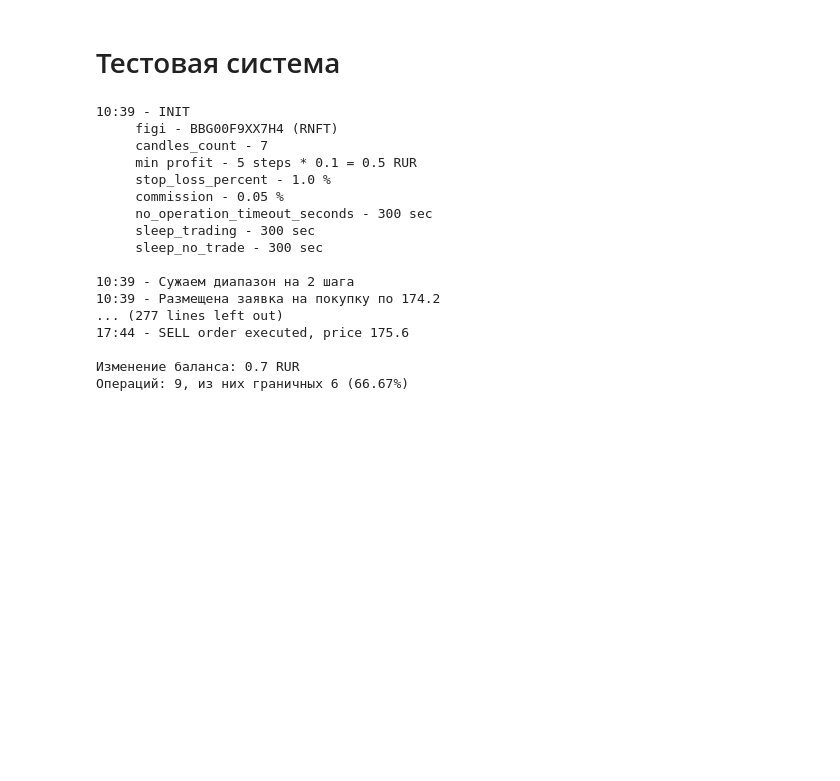
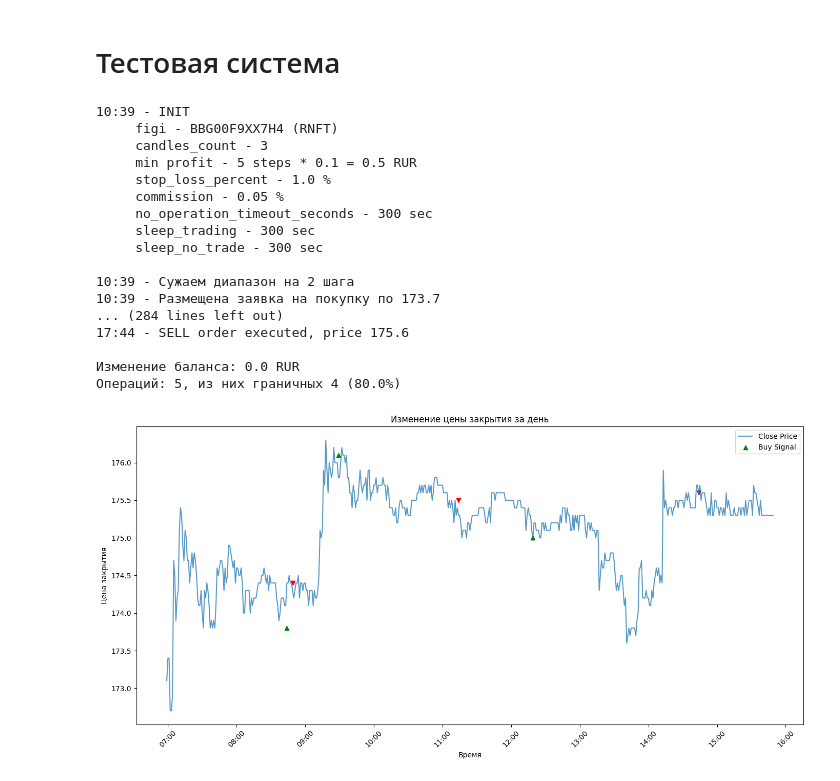
Before and after one commit to sapozhkov/fin, a Jupyter notebook: t_candles.ipynb, the cells around one changed output. Drawn from its saved outputs; the diff is of its cells as text; code cells hidden in the pictures; blank space fills up the shorter version.

```diff
--- a/t_candles.ipynb
+++ b/t_candles.ipynb
@@ -77,7 +77,7 @@ bot = ScalpingBot(
 
     profit_steps=5,
     stop_loss_percent=1.0,
-    candles_count=4,
+    candles_count=3,
 
     time_helper=time_helper,
     logger_helper=logger_helper,
@@ -139,7 +139,7 @@ print(f"Операций: {client_helper.total_completed_orders}, "
 # %% [output]
 10:39 - INIT
      figi - BBG00F9XX7H4 (RNFT)
-     candles_count - 7
+     candles_count - 3
      min profit - 5 steps * 0.1 = 0.5 RUR
      stop_loss_percent - 1.0 %
      commission - 0.05 %
@@ -148,9 +148,52 @@ print(f"Операций: {client_helper.total_completed_orders}, "
      sleep_no_trade - 300 sec
 
 10:39 - Сужаем диапазон на 2 шага
-10:39 - Размещена заявка на покупку по 174.2
-... (277 lines left out)
+10:39 - Размещена заявка на покупку по 173.7
+... (284 lines left out)
 17:44 - SELL order executed, price 175.6
 
-Изменение баланса: 0.7 RUR
-Операций: 9, из них граничных 6 (66.67%)
+Изменение баланса: 0.0 RUR
+Операций: 5, из них граничных 4 (80.0%)
+# %%
+from tinkoff.invest import Quotation
+import pandas as pd
+import matplotlib.pyplot as plt
+import matplotlib.dates as mdates
+from datetime import datetime
+import numpy as np
+
+# Функция для преобразования Quotation в float
+def q2f(quotation: Quotation, digits=2):
+    return round(quotation.units + quotation.nano * 1e-9, digits)
+
+# Подготовка данных для графика
+times = [candle.time for candle in candles_1_min.candles]  # Время каждой свечи
+close_prices = [q2f(candle.close) for candle in candles_1_min.candles]  # Цены закрытия каждой свечи
+
+# Визуализация
+fig, ax = plt.subplots(figsize=(14, 7))
+
+# Построение графика изменения цены закрытия
+plt.plot(times, close_prices, label='Close Price', alpha=0.75)
+
+for i, deal in enumerate(accounting_helper.deals):
+    if deal['type'] == 'buy':
+        plt.scatter(deal['time'], deal['price'], color='green', marker='^', alpha=1, label='Buy Signal' if i == 0 else "")
+    elif deal['type'] == 'sell':
+        plt.scatter(deal['time'], deal['price'], color='red', marker='v', alpha=1, label='Sell Signal' if i == 0 else "")
+
+
+# Форматирование оси времени
+ax.xaxis_date()  # Интерпретировать ось X как даты
+ax.xaxis.set_major_locator(mdates.HourLocator(interval=1))  # Интервал в один час
+ax.xaxis.set_major_formatter(mdates.DateFormatter("%H:%M"))  # Формат времени
+
+plt.xticks(rotation=45)  # Поворот меток времени
+plt.title('Изменение цены закрытия за день')
+plt.xlabel('Время')
+plt.ylabel('Цена закрытия')
+plt.legend()
+plt.tight_layout()  # Автоматическая корректировка подложки
+plt.show()
+# %% [output]
+[figure, added]
```
Also changed, not shown: 2 other files.
